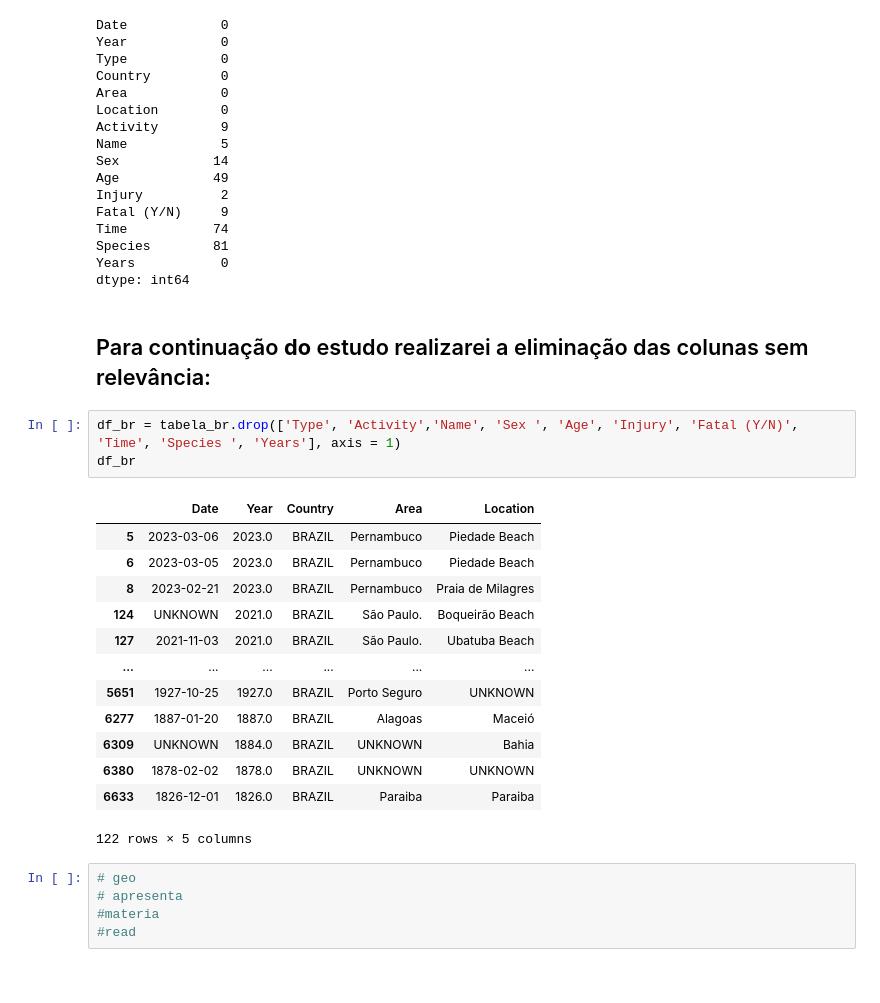
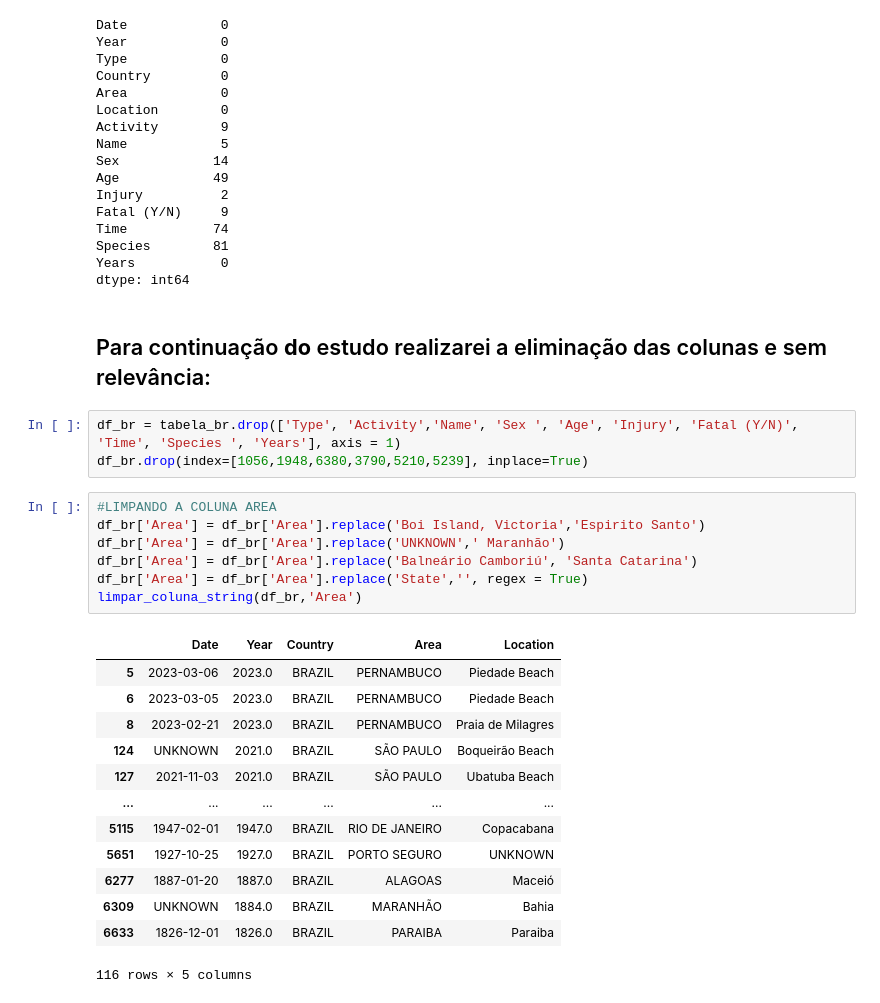
Before and after one commit to PedroPavanii/Shark_Project, a Jupyter notebook: Shark_1.ipynb, the cells around one changed output. Cells and saved outputs as stored; diff of their text form.

```diff
--- a/Shark_1.ipynb
+++ b/Shark_1.ipynb
@@ -210,26 +211,28 @@ Species        81
 Years           0
 dtype: int64
 # %% [markdown]
-## Para continuação **do** estudo realizarei a eliminação das colunas sem relevância:
+## Para continuação **do** estudo realizarei a eliminação das colunas e sem relevância:
 # %%
 df_br = tabela_br.drop(['Type', 'Activity','Name', 'Sex ', 'Age', 'Injury', 'Fatal (Y/N)', 'Time', 'Species ', 'Years'], axis = 1)
-df_br
+df_br.drop(index=[1056,1948,6380,3790,5210,5239], inplace=True)
-# %% [output]
-|  | Date | Year | Country | Area | Location |
-| 5 | 2023-03-06 | 2023.0 | BRAZIL | Pernambuco | Piedade Beach |
-| 6 | 2023-03-05 | 2023.0 | BRAZIL | Pernambuco | Piedade Beach |
-| 8 | 2023-02-21 | 2023.0 | BRAZIL | Pernambuco | Praia de Milagres |
-| 124 | UNKNOWN | 2021.0 | BRAZIL | São Paulo. | Boqueirão Beach |
-| 127 | 2021-11-03 | 2021.0 | BRAZIL | São Paulo. | Ubatuba Beach |
-| ... | ... | ... | ... | ... | ... |
-| 5651 | 1927-10-25 | 1927.0 | BRAZIL | Porto Seguro | UNKNOWN |
-| 6277 | 1887-01-20 | 1887.0 | BRAZIL | Alagoas | Maceió |
-| 6309 | UNKNOWN | 1884.0 | BRAZIL | UNKNOWN | Bahia |
-| 6380 | 1878-02-02 | 1878.0 | BRAZIL | UNKNOWN | UNKNOWN |
-| 6633 | 1826-12-01 | 1826.0 | BRAZIL | Paraiba | Paraiba |
-122 rows × 5 columns
-# %%
-# geo
-# apresenta
-#materia
-#read
+# %%
+#LIMPANDO A COLUNA AREA
+df_br['Area'] = df_br['Area'].replace('Boi Island, Victoria','Espirito Santo')
+df_br['Area'] = df_br['Area'].replace('UNKNOWN',' Maranhão')
+df_br['Area'] = df_br['Area'].replace('Balneário Camboriú', 'Santa Catarina')
+df_br['Area'] = df_br['Area'].replace('State','', regex = True)
+limpar_coluna_string(df_br,'Area')
+# %% [output]
+|  | Date | Year | Country | Area | Location |
+| 5 | 2023-03-06 | 2023.0 | BRAZIL | PERNAMBUCO | Piedade Beach |
+| 6 | 2023-03-05 | 2023.0 | BRAZIL | PERNAMBUCO | Piedade Beach |
+| 8 | 2023-02-21 | 2023.0 | BRAZIL | PERNAMBUCO | Praia de Milagres |
+| 124 | UNKNOWN | 2021.0 | BRAZIL | SÃO PAULO | Boqueirão Beach |
+| 127 | 2021-11-03 | 2021.0 | BRAZIL | SÃO PAULO | Ubatuba Beach |
+| ... | ... | ... | ... | ... | ... |
+| 5115 | 1947-02-01 | 1947.0 | BRAZIL | RIO DE JANEIRO | Copacabana |
+| 5651 | 1927-10-25 | 1927.0 | BRAZIL | PORTO SEGURO | UNKNOWN |
+| 6277 | 1887-01-20 | 1887.0 | BRAZIL | ALAGOAS | Maceió |
+| 6309 | UNKNOWN | 1884.0 | BRAZIL | MARANHÃO | Bahia |
+| 6633 | 1826-12-01 | 1826.0 | BRAZIL | PARAIBA | Paraiba |
+116 rows × 5 columns
```
Also changed, not shown: parts of 15 cells of this notebook.
